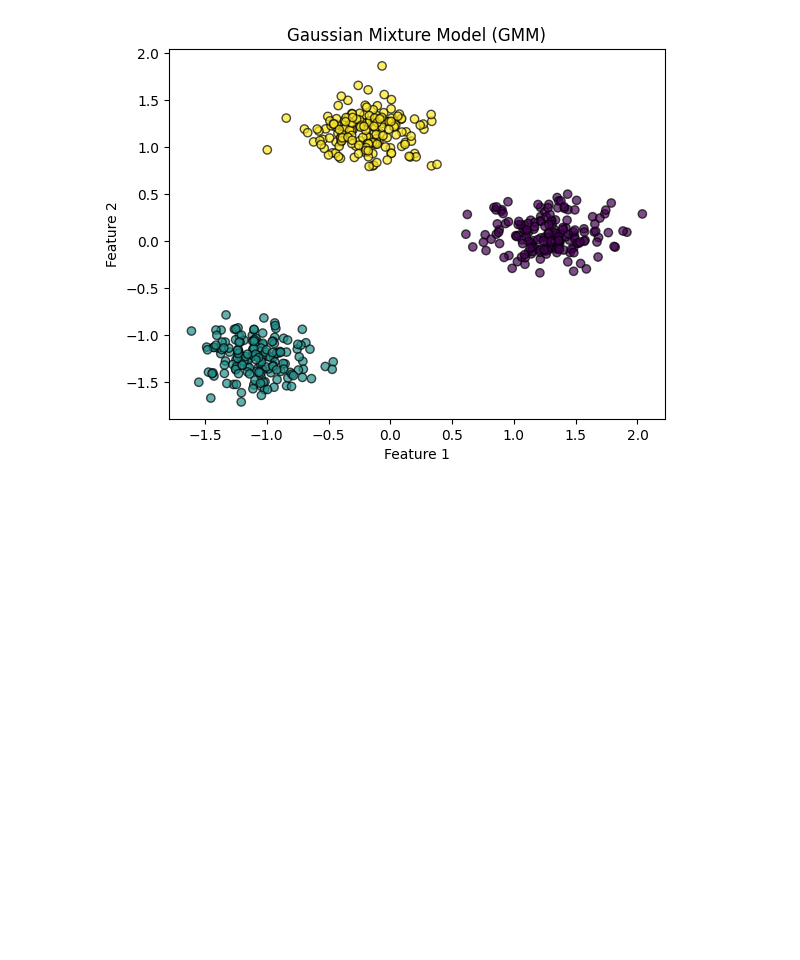
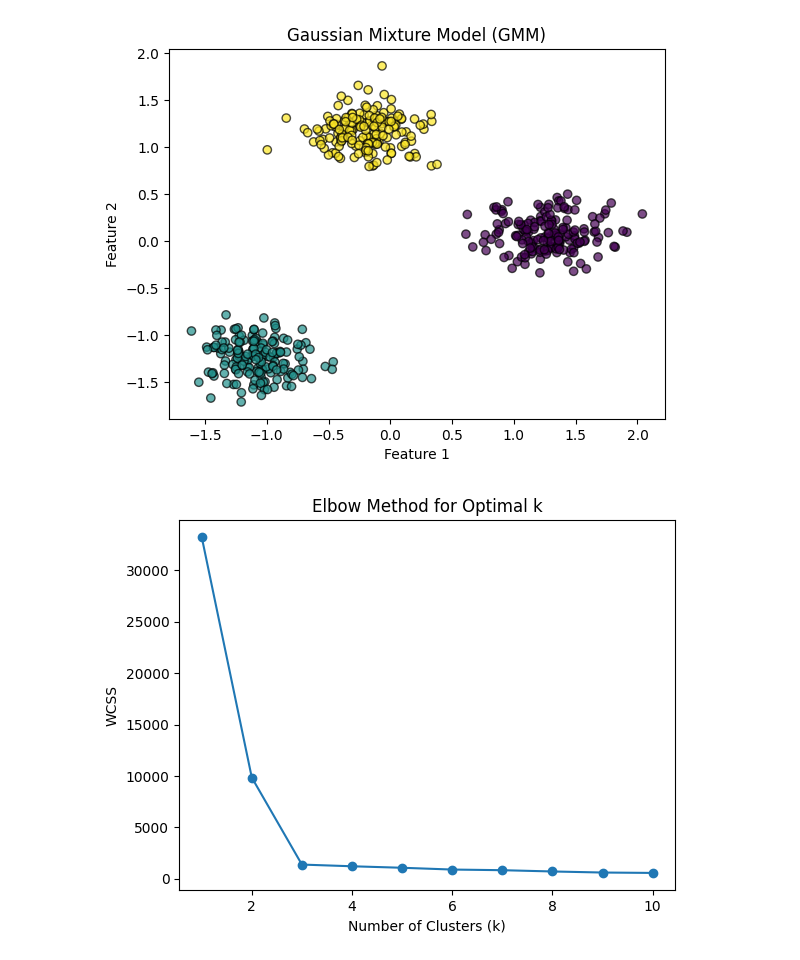
Before and after one commit to arc6828/ai-py, a Jupyter notebook: classification/clustering.ipynb, the cells around one changed output. Cells and saved outputs as stored; diff of their text form; code cells hidden in the pictures; blank space fills up the shorter version.

```diff
--- a/classification/clustering.ipynb
+++ b/classification/clustering.ipynb
@@ -110,3 +110,25 @@ plot_clusters(X_scaled, labels_gmm, "Gaussian Mixture Model (GMM)")
 # %% [output]
 GMM Silhouette Score: 0.8122
 [figure]
+# %%
+# Elbow Method of K-Means
+
+import matplotlib.pyplot as plt
+from sklearn.cluster import KMeans
+
+wcss = []
+k_range = range(1, 11)
+
+for k in k_range:
+    kmeans = KMeans(n_clusters=k, random_state=42)
+    kmeans.fit(X)
+    wcss.append(kmeans.inertia_)  # ค่า WCSS
+
+# วาดกราฟ Elbow Method
+plt.plot(k_range, wcss, marker='o')
+plt.xlabel('Number of Clusters (k)')
+plt.ylabel('WCSS')
+plt.title('Elbow Method for Optimal k')
+plt.show()
+# %% [output]
+[figure, added]
```
Also changed, not shown: 2 other files.
